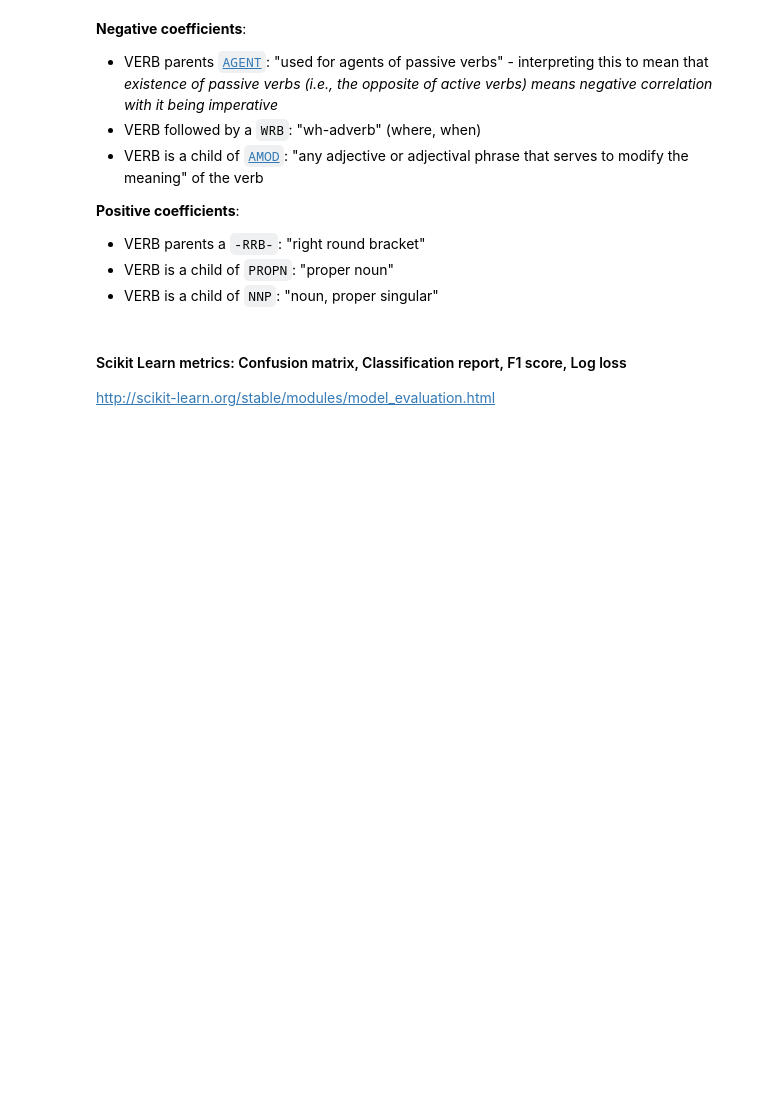
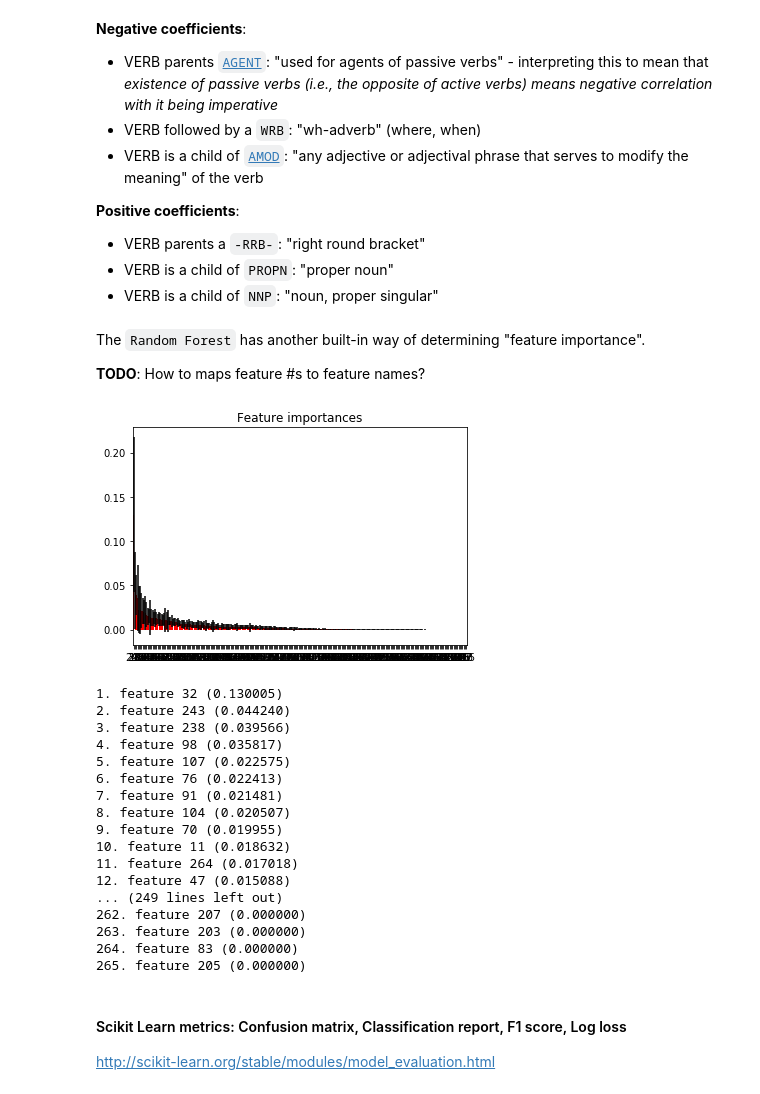
Before and after one commit to iconix/nlp-sandbox, a Jupyter notebook: nlp_classifier.ipynb, the cells around one changed output. Drawn from its saved outputs; the diff is of its cells as text; code cells hidden in the pictures; blank space fills up the shorter version.

Commit message:
random_forest._clf.feature_importances_

```diff
--- a/nlp_classifier.ipynb
+++ b/nlp_classifier.ipynb
@@ -483,6 +483,53 @@ spacy.explain("JJS")
 - VERB parents a `-RRB-`: "right round bracket"
 - VERB is a child of `PROPN`: "proper noun"
 - VERB is a child of `NNP`: "noun, proper singular"
+# %% [markdown]
+The `Random Forest` has another built-in way of determining "feature importance".
+
+**TODO**: How to maps feature #s to feature names?
+# %%
+# http://scikit-learn.org/stable/auto_examples/ensemble/plot_forest_importances.html
+
+import matplotlib.pyplot as plt
+from numpy import std, argsort
+
+importances = random_forest._clf.feature_importances_
+std = std([tree.feature_importances_ for tree in random_forest._clf.estimators_],
+             axis=0)
+indices = argsort(importances)[::-1]
+
+num_features = len(random_forest._clf.feature_importances_)
+
+# Plot the feature importances of the forest
+plt.figure()
+plt.title("Feature importances")
+plt.bar(range(num_features), importances[indices],
+       color="r", yerr=std[indices], align="center")
+plt.xticks(range(num_features), indices)
+plt.xlim([-1, num_features])
+plt.show()
+
+for f in range(num_features):
+    print("%d. feature %d (%f)" % (f + 1, indices[f], importances[indices[f]]))
+# %% [output]
+[figure, added]
+1. feature 32 (0.130005)
+2. feature 243 (0.044240)
+3. feature 238 (0.039566)
+4. feature 98 (0.035817)
+5. feature 107 (0.022575)
+6. feature 76 (0.022413)
+7. feature 91 (0.021481)
+8. feature 104 (0.020507)
+9. feature 70 (0.019955)
+10. feature 11 (0.018632)
+11. feature 264 (0.017018)
+12. feature 47 (0.015088)
+... (249 lines left out)
+262. feature 207 (0.000000)
+263. feature 203 (0.000000)
+264. feature 83 (0.000000)
+265. feature 205 (0.000000)
 # %% [markdown]
 #### Scikit Learn metrics: Confusion matrix, Classification report, F1 score, Log loss
 
```
Also changed, not shown: parts of 14 cells of this notebook.
